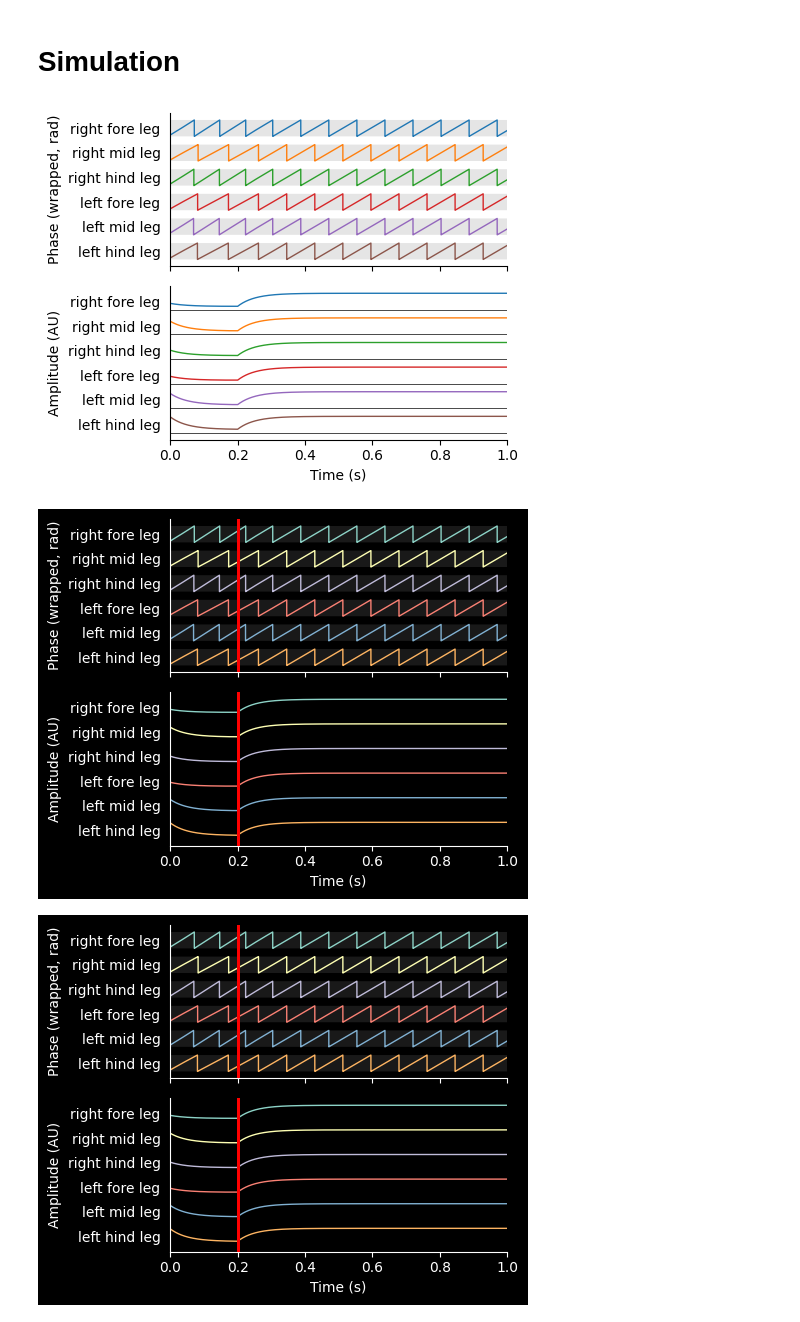
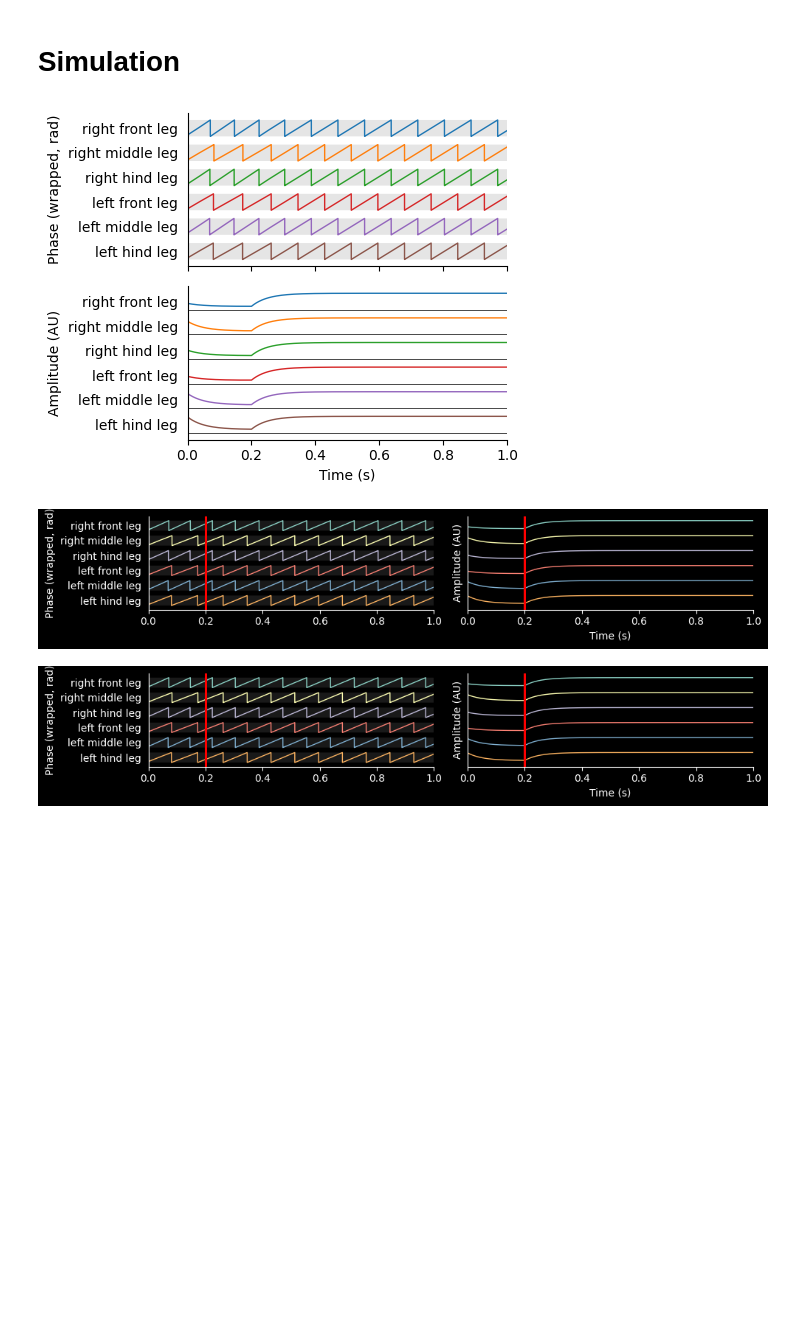
Before and after one commit to NeLy-EPFL/nmf2-paper, a Jupyter notebook: control_signal/CPG_control.ipynb, the cells around one changed output. Drawn from its saved outputs; the diff is of its cells as text; code cells hidden in the pictures; blank space fills up the shorter version.

Commit message:
update controller videos

```diff
--- a/control_signal/CPG_control.ipynb
+++ b/control_signal/CPG_control.ipynb
@@ -34,6 +34,7 @@ sim_params = MuJoCoParameters(
     render_playspeed=0.05,
     render_fps=30,
     render_camera="Animat/camera_right_top_zoomout",
+    render_window_size=(700, 560),
     enable_adhesion=enable_adhesion,
     draw_adhesion=enable_adhesion,
     adhesion_gain=20,
@@ -165,18 +166,18 @@ timestep = nmf.timestep
 labels = legs
 rule_labels = ["Retraction", "Stumbling"]
 leg_basey_lookup = {
-    "right fore leg": 0,
-    "right mid leg": -1,
+    "right front leg": 0,
+    "right middle leg": -1,
     "right hind leg": -2,
-    "left fore leg": -3,
-    "left mid leg": -4,
+    "left front leg": -3,
+    "left middle leg": -4,
     "left hind leg": -5,
 }
 leg_name_lookup = {
-    "RF": "right fore leg",
-    "LF": "left fore leg",
-    "RM": "right mid leg",
-    "LM": "left mid leg",
+    "RF": "right front leg",
+    "LF": "left front leg",
+    "RM": "right middle leg",
+    "LM": "left middle leg",
     "RH": "right hind leg",
     "LH": "left hind leg",
 }
@@ -192,7 +193,10 @@ color_lookup = {
 time = timestep * np.arange(len(phases))
 
 def plot_frame(current_time=None, video_layout=False):
-    fig, axs = plt.subplots(2, 1, sharex=True, figsize=(5, 4), tight_layout=True)
+    if video_layout:
+        fig, axs = plt.subplots(1, 2, sharex=True, figsize=(10, 2), tight_layout=True)
+    else:
+        fig, axs = plt.subplots(2, 1, sharex=True, figsize=(5, 4), tight_layout=True)
 
     # phase plot
     ax = axs.flatten()[0]
@@ -243,8 +247,12 @@ def plot_frame(current_time=None, video_layout=False):
             linewidth=0.5,
             zorder=-1,
         )
-    ax.set_yticks(np.array(list(leg_basey_lookup.values())) * 1.5)
-    ax.set_yticklabels(list(leg_basey_lookup.keys()))
+    if video_layout:
+        ax.set_yticks([])
+        ax.set_yticklabels([])
+    else:
+        ax.set_yticks(np.array(list(leg_basey_lookup.values())) * 1.5)
+        ax.set_yticklabels(list(leg_basey_lookup.keys()))
     ax.set_xlim(0, 1)
     ax.tick_params(left=False)
     ax.set_ylabel("Amplitude (AU)")
@@ -257,13 +265,13 @@ plt.style.use("default")
 fig = plot_frame()
 fig.savefig("outputs/cpg.pdf", transparent=True)
 # %% [output]
-[figure, old version]
+[figure, new version]
 # %%
 plt.style.use("dark_background")
-plot_frame(current_time=0.2)
+plot_frame(current_time=0.2, video_layout=True)
 # %% [output]
-[figure, old version]
+[figure, new version]
-[figure, old version]
+[figure, new version]
 # %%
 def matplotlib_figure_to_array(fig):
     """Adapted from https://stackoverflow.com/a/67823421/13560623"""
```
Also changed, not shown: parts of 2 cells of this notebook, 6 other files.
